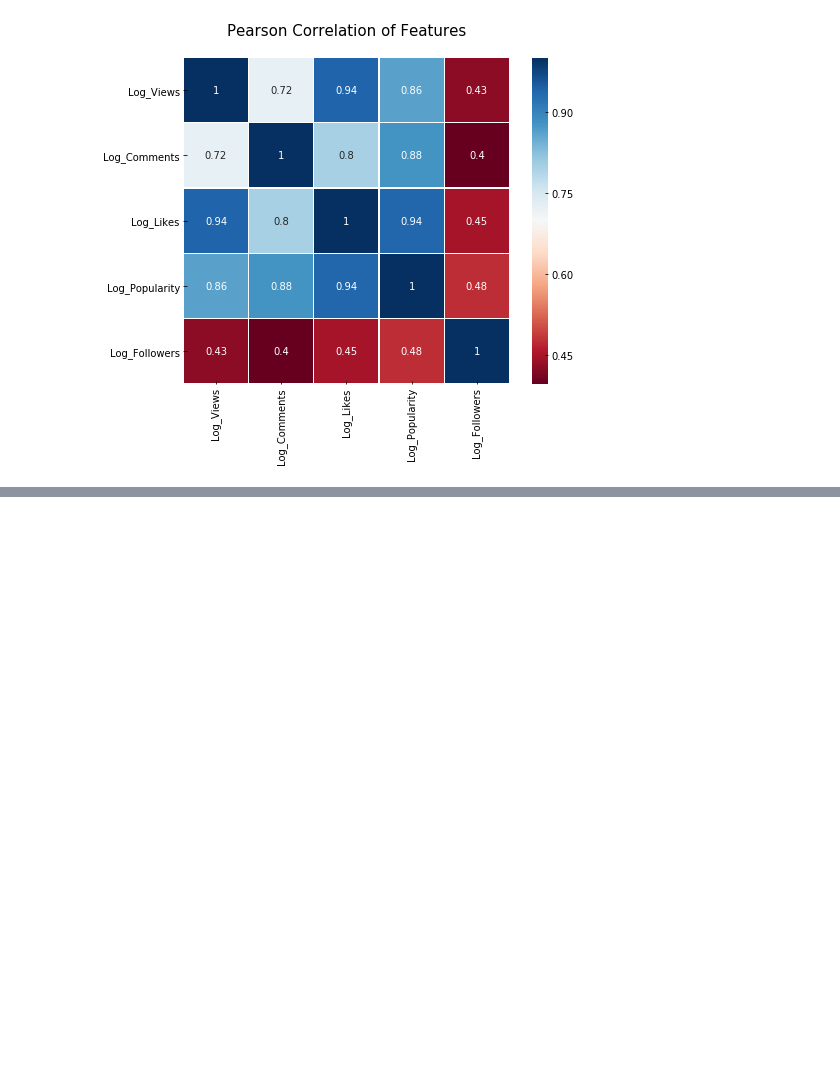
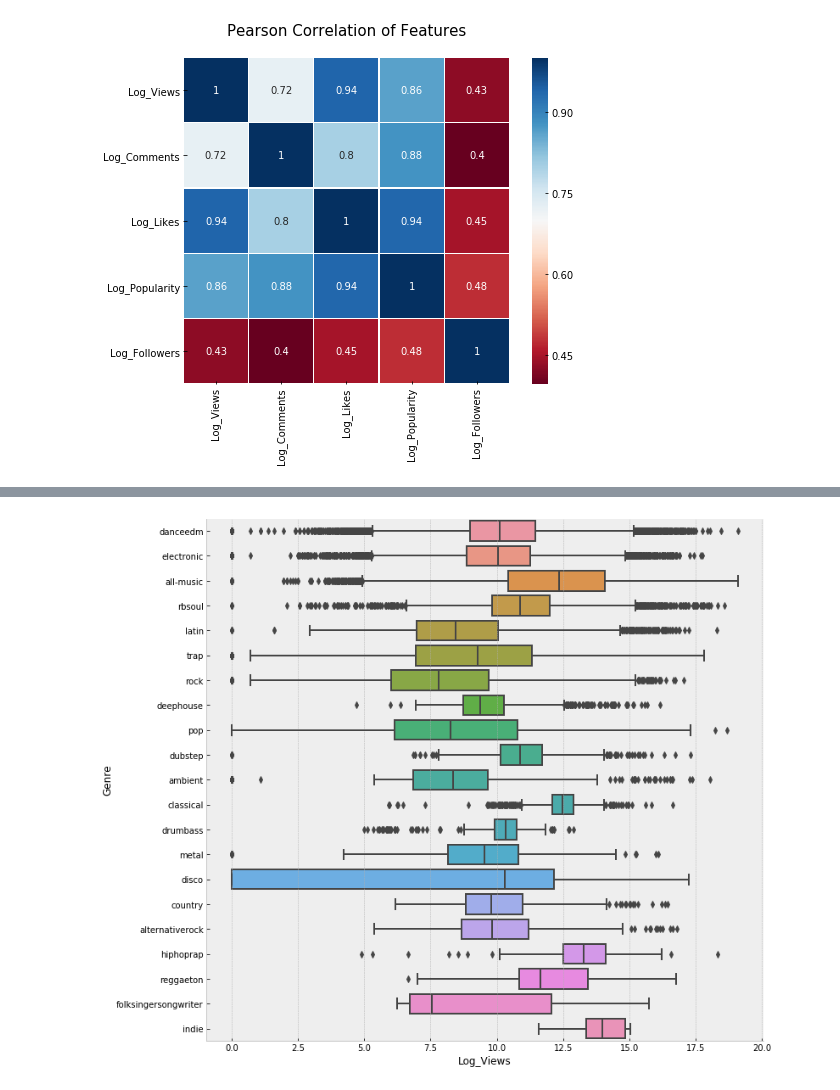
Before and after one commit to Shenghao1993/songs-popularity-prediction, a Jupyter notebook: 1.0-wsh-exploratory-data-analysis.ipynb, the cells around one changed output, grey strips where cells are left out. Drawn from its saved outputs; the diff is of its cells as text; code cells hidden in the pictures; blank space fills up the shorter version.

```diff
--- a/1.0-wsh-exploratory-data-analysis.ipynb
+++ b/1.0-wsh-exploratory-data-analysis.ipynb
@@ -189 +201,8 @@ Elapsed time: 5.9244 seconds
 [figure]
+# %%
+g = sns.catplot(x="Log_Views", y="Genre", kind="box", data=train_df,
+                order=train_df['Genre'].value_counts().index);
+g.fig.set_figwidth(16)
+g.fig.set_figheight(10)
+# %% [output]
+[figure, added]
```
Also changed, not shown: parts of 8 cells of this notebook.
